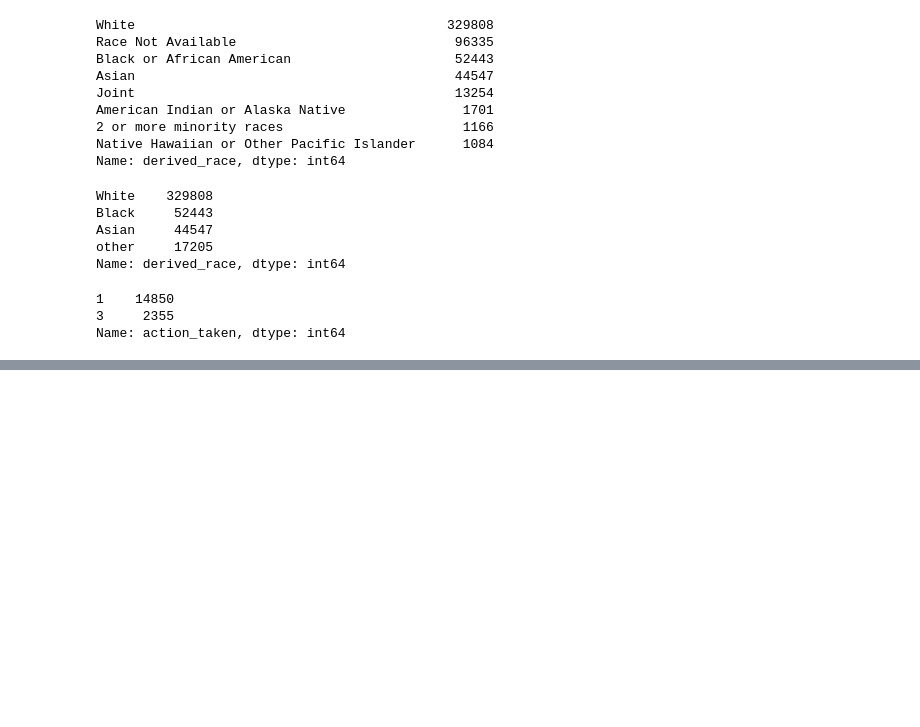
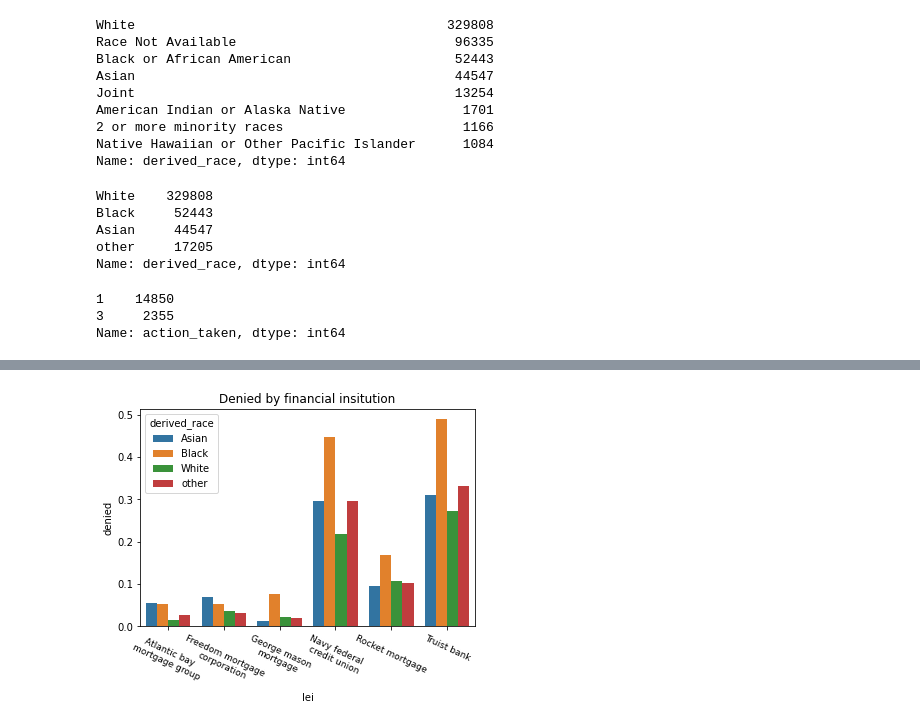
Before and after one commit to aprosekov/ethics, a Jupyter notebook: dataAnalysis.ipynb, the cells around one changed output, grey strips where cells are left out. Cells and saved outputs as stored; diff of their text form; code cells hidden in the pictures; blank space fills up the shorter version.

```diff
--- a/dataAnalysis.ipynb
+++ b/dataAnalysis.ipynb
@@ -169 +160,13 @@ plt.savefig("plots/accepted_by_race.png",dpi=800)
 <Figure size 432x288 with 0 Axes>
+# %%
+lei_lookup = {'549300FGXN1K3HLB1R50': 'Rocket Mortgage','JJKC32MCHWDI71265Z06': 'Truist Bank',
+            '549300LYRWPSYPK6S325':'FREEDOM MORTGAGE CORPORATION','5493003GQDUH26DNNH17':'NAVY FEDERAL CREDIT UNION',
+            '549300RWXUAFD1WAE410': 'ATLANTIC BAY MORTGAGE GROUP', '2549006II76YXSS5XM65':'George Mason Mortgage'}
+banks = dfd[(dfd['lei']=='549300FGXN1K3HLB1R50') |
+    (dfd['lei']=='JJKC32MCHWDI71265Z06')|
+    (dfd['lei']=='549300LYRWPSYPK6S325') |
+    (dfd['lei']=='5493003GQDUH26DNNH17') |
+    (dfd['lei']=='549300RWXUAFD1WAE410') |
+    (dfd['lei']=='2549006II76YXSS5XM65')]
+banks['lei']=banks['lei'].map(lei_lookup)
+banks['lei'].value_counts()
@@ -169,0 +186,22 @@ plt.savefig("plots/accepted_by_race.png",dpi=800)
+# %%
+import seaborn as sns
+s = (banks.pivot_table(columns='action_taken', index=['lei','derived_race'], values='counter', aggfunc='count'))
+s=s.fillna(0)
+s['denied'] = (s[3]/(s[1]+s[3]))
+out =s.index.to_frame(index=False)
+out['denied'] = 0
+for i,val in enumerate(s['denied']):
+    out.loc[i,'denied']=val
+
+sns.barplot(x='lei', y='denied', hue='derived_race', data=out)
+plt.title("Denied by financial insitution")
+label = ['ATLANTIC BAY \nMORTGAGE GROUP', 'Freedom MORTGAGE \nCORPORATION',
+    'George Mason \nMortgage', 'NAVY FEDERAL \nCREDIT UNION',
+    'Rocket Mortgage', 'Truist Bank']
+for i,word in enumerate(label):
+    label[i] = word.capitalize()
+plt.xticks([0,1,2,3,4,5],labels=label,rotation=-25,fontsize=9)
+plt.show()
+plt.savefig('plots/denied_by_finacial')
+# %% [output]
+[figure, added]
```
Also changed, not shown: parts of 4 cells of this notebook, 1 other file.
